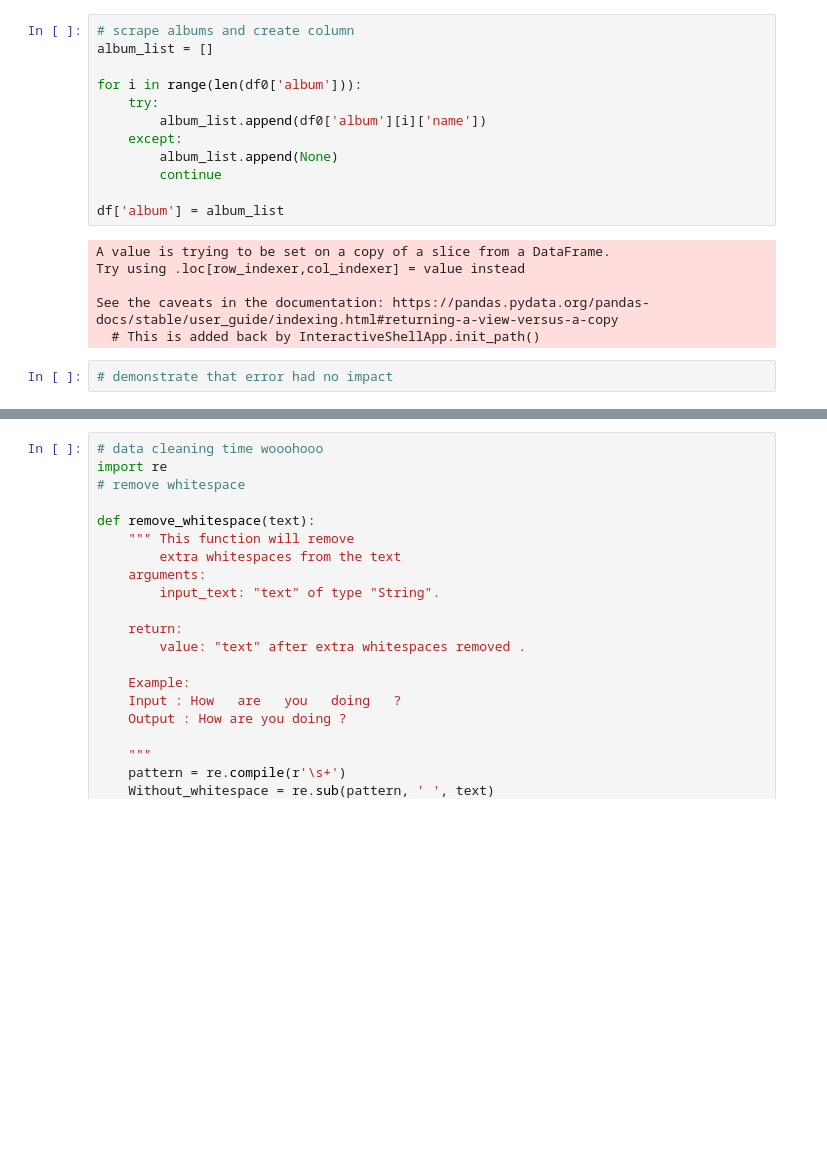
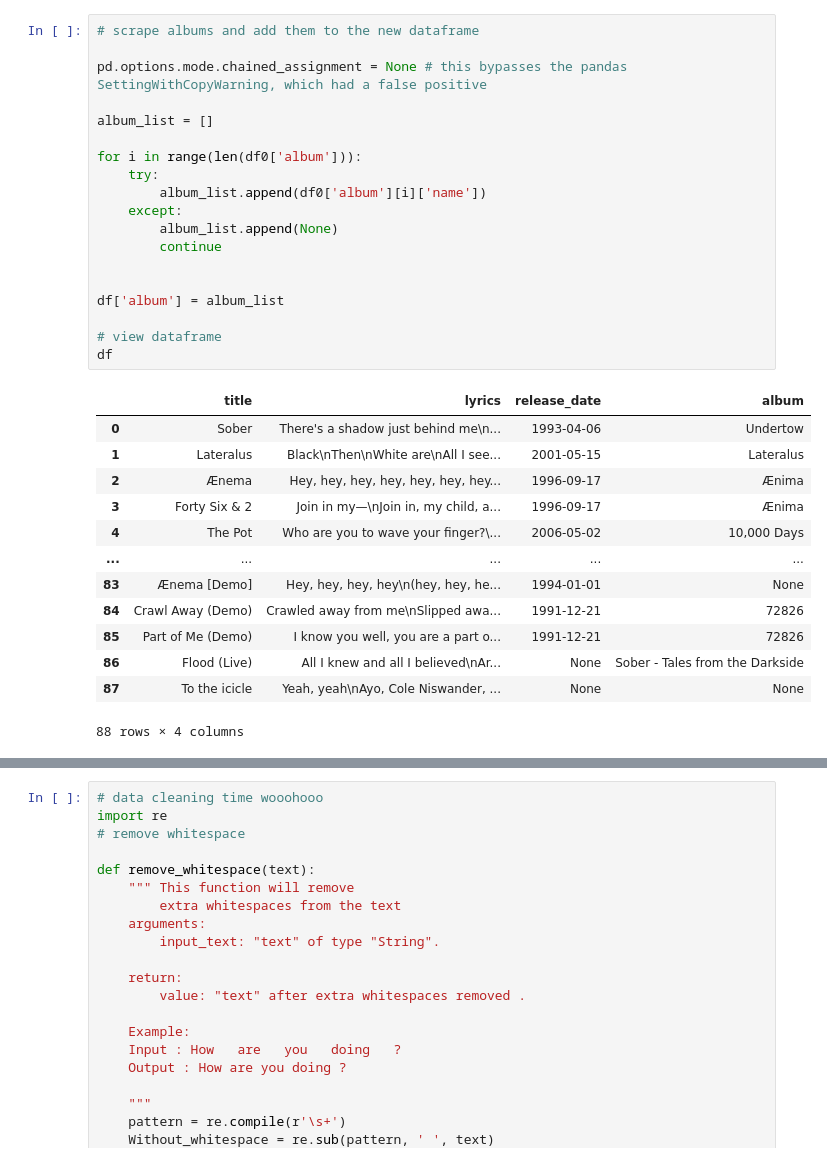
Before and after one commit to MatthewGuile/tool-lyrics-nlp, a Jupyter notebook: tool_lyrics_processing.ipynb, the cells around one changed output, grey strips where cells are left out. Cells and saved outputs as stored; diff of their text form; blank space fills up the shorter version.

```diff
--- a/tool_lyrics_processing.ipynb
+++ b/tool_lyrics_processing.ipynb
@@ -43,20 +64,33 @@ df = df0[['title', 'lyrics', 'release_date']]
 # %%
-# scrape albums and create column
+# scrape albums and add them to the new dataframe
+
+pd.options.mode.chained_assignment = None # this bypasses the pandas SettingWithCopyWarning, which had a false positive
+
 album_list = []
 
 for i in range(len(df0['album'])):
     try:
         album_list.append(df0['album'][i]['name'])
     except:
         album_list.append(None)
         continue
 
+
 df['album'] = album_list
+
+# view dataframe
+df
 # %% [output]
+|  | title | lyrics | release_date | album |
+| 0 | Sober | There's a shadow just behind me\n... | 1993-04-06 | Undertow |
+| 1 | Lateralus | Black\nThen\nWhite are\nAll I see... | 2001-05-15 | Lateralus |
+| 2 | Ænema | Hey, hey, hey, hey, hey, hey, hey... | 1996-09-17 | Ænima |
+| 3 | Forty Six & 2 | Join in my—\nJoin in, my child, a... | 1996-09-17 | Ænima |
+| 4 | The Pot | Who are you to wave your finger?\... | 2006-05-02 | 10,000 Days |
+| ... | ... | ... | ... | ... |
+| 83 | Ænema [Demo] | Hey, hey, hey, hey\n(hey, hey, he... | 1994-01-01 | None |
+| 84 | Crawl Away (Demo) | Crawled away from me\nSlipped awa... | 1991-12-21 | 72826 |
+| 85 | Part of Me (Demo) | I know you well, you are a part o... | 1991-12-21 | 72826 |
+| 86 | Flood (Live) | All I knew and all I believed\nAr... | None | Sober - Tales from the Darkside |
+| 87 | To the icicle | Yeah, yeah\nAyo, Cole Niswander, ... | None | None |
-A value is trying to be set on a copy of a slice from a DataFrame.
-Try using .loc[row_indexer,col_indexer] = value instead
-
-See the caveats in the documentation: https://pandas.pydata.org/pandas-docs/stable/user_guide/indexing.html#returning-a-view-versus-a-copy
-  # This is added back by InteractiveShellApp.init_path()
+88 rows × 4 columns
-# %%
-# demonstrate that error had no impact
```
Also changed, not shown: parts of 13 cells of this notebook.
